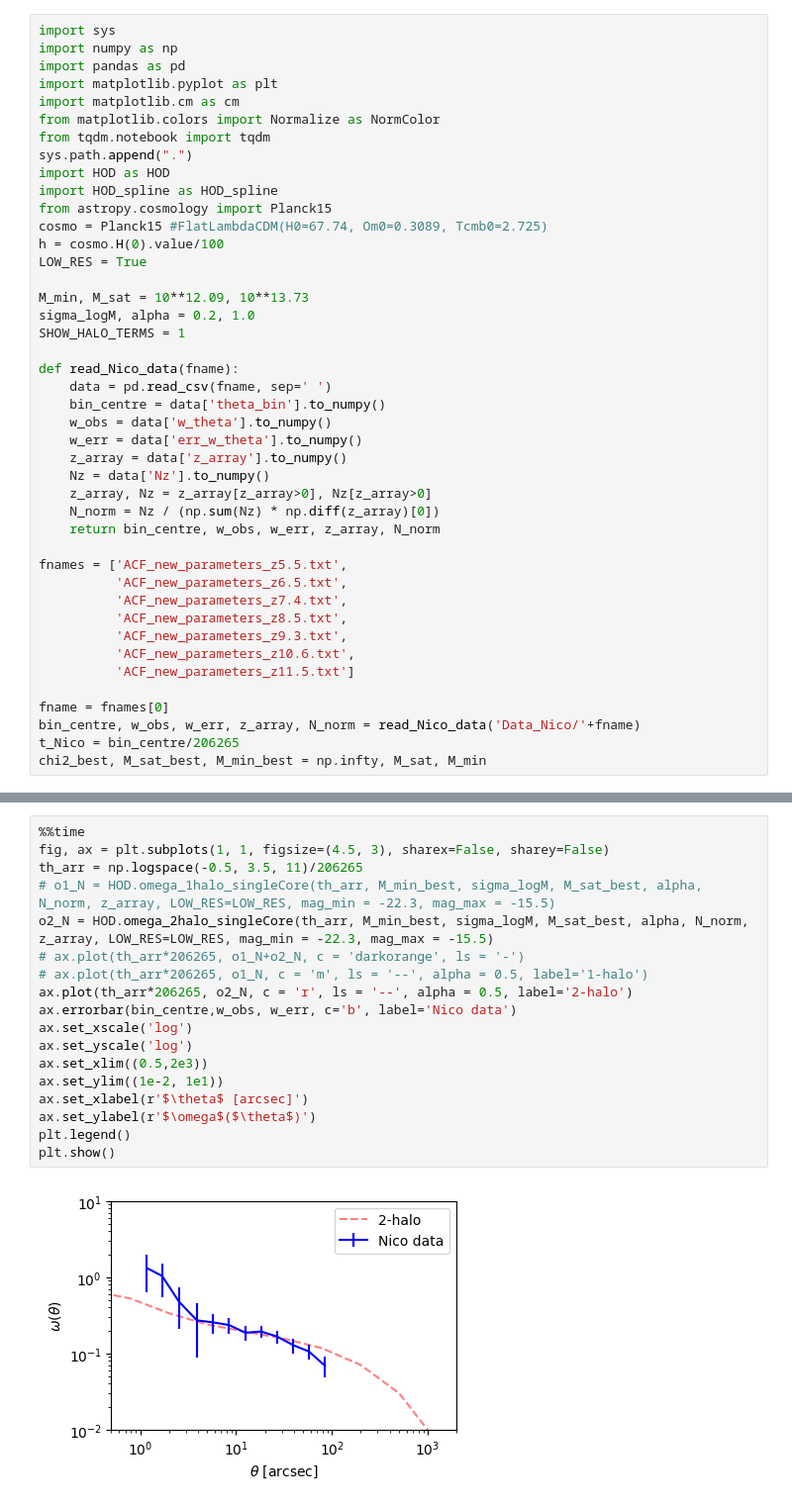
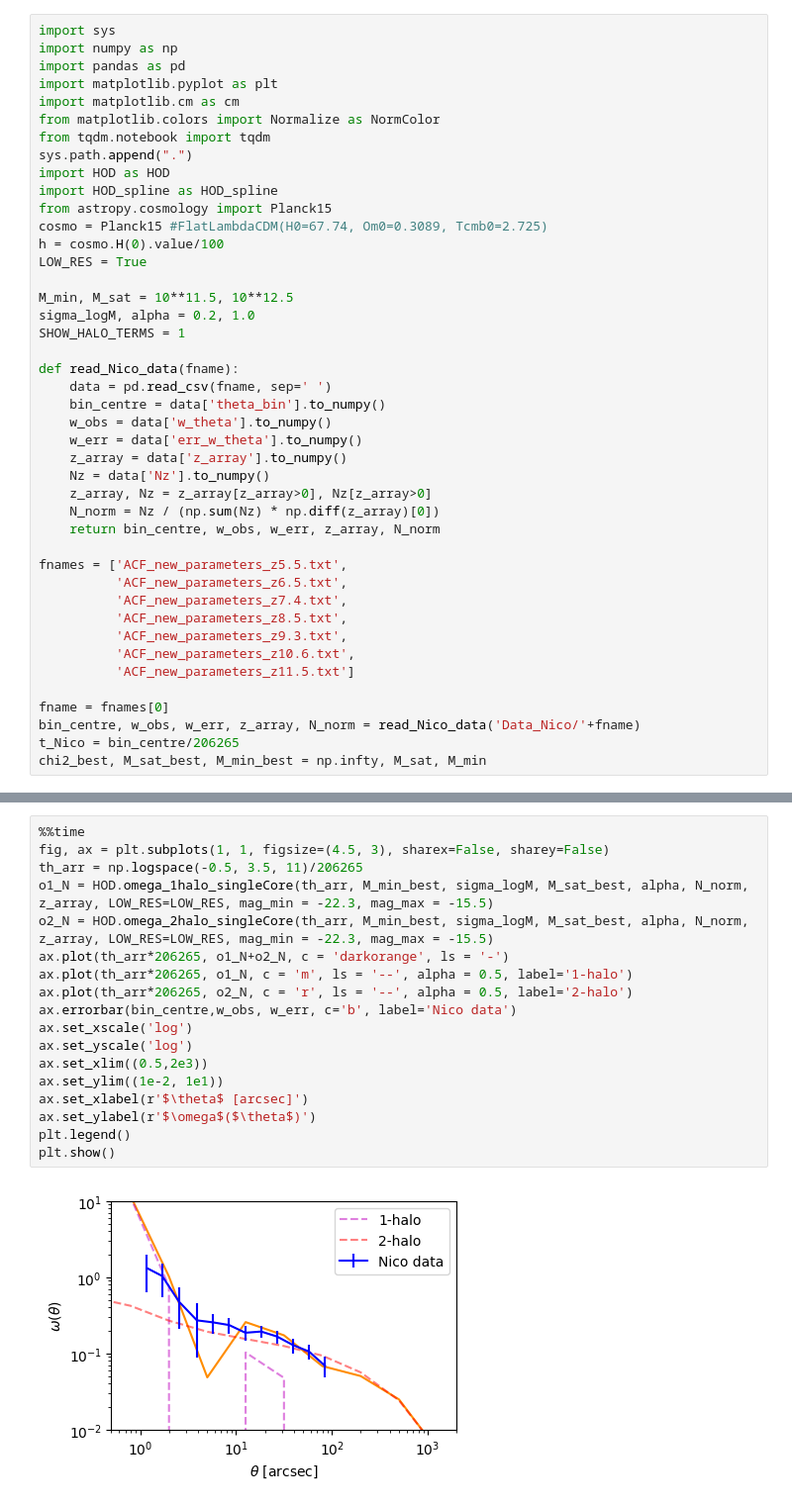
Before and after one commit to Ferr013/HOD, a Jupyter notebook: test_spline.ipynb, the cells around one changed output, grey strips where cells are left out. Shown at 99% size. Drawn from its saved outputs; the diff is of its cells as text.

Commit message:
Integral with spline is working on 1 halo too!

```diff
--- a/test_spline.ipynb
+++ b/test_spline.ipynb
@@ -14,7 +14,7 @@ cosmo = Planck15 #FlatLambdaCDM(H0=67.74, Om0=0.3089, Tcmb0=2.725)
 h = cosmo.H(0).value/100
 LOW_RES = True
 
-M_min, M_sat = 10**12.09, 10**13.73
+M_min, M_sat = 10**11.5, 10**12.5
 sigma_logM, alpha = 0.2, 1.0
 SHOW_HALO_TERMS = 1
 
@@ -74,20 +214,20 @@ Wall time: 653 ms
 # %%
 %%time
 fig, ax = plt.subplots(1, 1, figsize=(4.5, 3), sharex=False, sharey=False)
 th_arr = np.logspace(-0.5, 3.5, 11)/206265
-# o1_N = HOD.omega_1halo_singleCore(th_arr, M_min_best, sigma_logM, M_sat_best, alpha, N_norm, z_array, LOW_RES=LOW_RES, mag_min = -22.3, mag_max = -15.5)
+o1_N = HOD.omega_1halo_singleCore(th_arr, M_min_best, sigma_logM, M_sat_best, alpha, N_norm, z_array, LOW_RES=LOW_RES, mag_min = -22.3, mag_max = -15.5)
 o2_N = HOD.omega_2halo_singleCore(th_arr, M_min_best, sigma_logM, M_sat_best, alpha, N_norm, z_array, LOW_RES=LOW_RES, mag_min = -22.3, mag_max = -15.5)
-# ax.plot(th_arr*206265, o1_N+o2_N, c = 'darkorange', ls = '-')
-# ax.plot(th_arr*206265, o1_N, c = 'm', ls = '--', alpha = 0.5, label='1-halo')
+ax.plot(th_arr*206265, o1_N+o2_N, c = 'darkorange', ls = '-')
+ax.plot(th_arr*206265, o1_N, c = 'm', ls = '--', alpha = 0.5, label='1-halo')
 ax.plot(th_arr*206265, o2_N, c = 'r', ls = '--', alpha = 0.5, label='2-halo')
 ax.errorbar(bin_centre,w_obs, w_err, c='b', label='Nico data')
 ax.set_xscale('log')
 ax.set_yscale('log')
 ax.set_xlim((0.5,2e3))
 ax.set_ylim((1e-2, 1e1))
 ax.set_xlabel(r'$\theta$ [arcsec]')
 ax.set_ylabel(r'$\omega$($\theta$)')
 plt.legend()
 plt.show()
 # %% [output]
-[figure, old version]
+[figure, new version]
```
Also changed, not shown: parts of 4 cells of this notebook, 3 other files.
